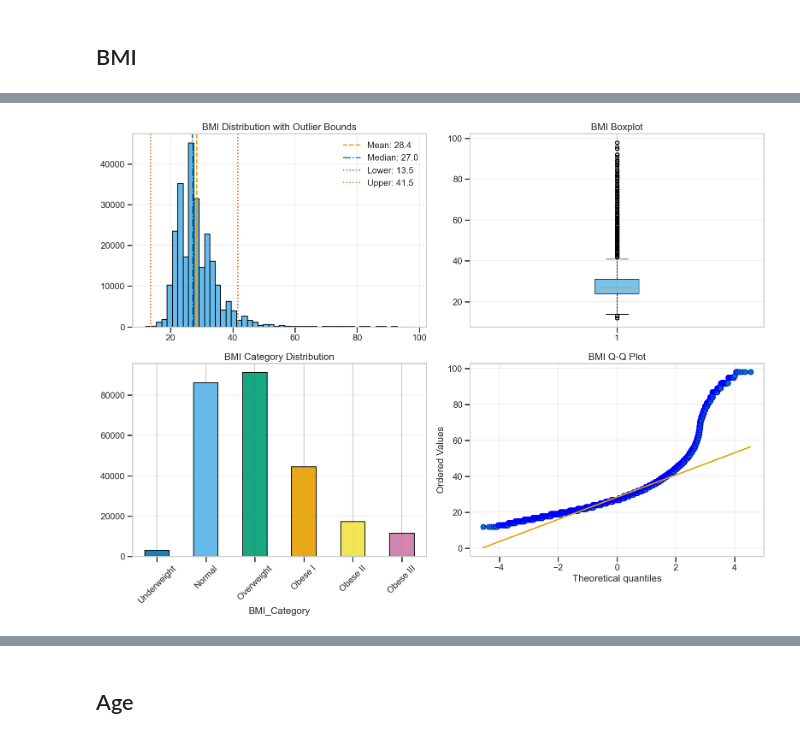
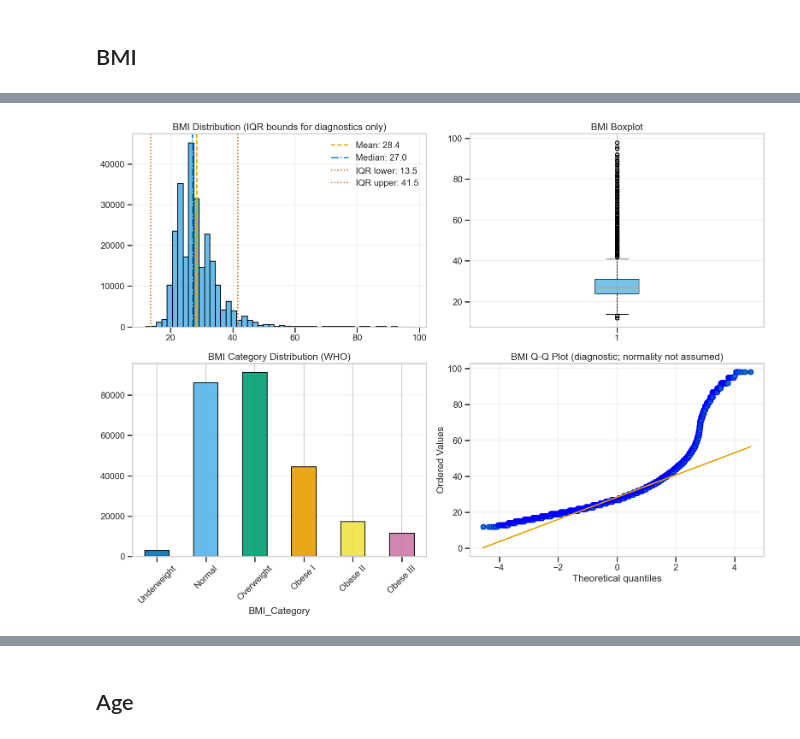
Before and after one commit to eyyuboeztuerk-arch/DPP-Stackfuel-Data-Science-Projekt, a Jupyter notebook: notebooks/01_exploration.ipynb, the cells around one changed output, grey strips where cells are left out. Drawn from its saved outputs; the diff is of its cells as text; code cells hidden in the pictures.

```diff
--- a/notebooks/01_exploration.ipynb
+++ b/notebooks/01_exploration.ipynb
@@ -702,16 +709,27 @@ if len(key_binary) > 0:
 # 10. BMI DETAILED ANALYSIS
 # =============================================================================
 print("\n" + "="*80)
-print("BMI DETAILED ANALYSIS")
+print("BMI DETAILED ANALYSIS (left-skew; IQR for diagnostics only)")
 print("="*80)
 
 if 'BMI' in df.columns:
-    bmi_stats = df['BMI'].describe()
+    # Optionally, keep a capped version without overwriting BMI
+    create_bmi_capped = True
+    BMI_CLINICAL_CAP = (15, 60)
+    BMI_QUANTILE_CAP = (0.5, 99.5)
+
+    bmi_series = pd.to_numeric(df['BMI'], errors='coerce')
+    bmi_stats = bmi_series.describe()
     print("\nBMI Statistics:")
     print(bmi_stats)
 
+    # Skewness check (note: left-skew < 0)
+    skew_val = bmi_series.skew()
+    print(f"\nBMI skewness: {skew_val:.3f} (left-skewed if < 0)")
+
+    # WHO categories
     df['BMI_Category'] = pd.cut(
-        df['BMI'],
+        bmi_series,
         bins=[0, 18.5, 25, 30, 35, 40, 100],
         labels=['Underweight', 'Normal', 'Overweight', 'Obese I', 'Obese II', 'Obese III']
     )
@@ -721,43 +739,73 @@ if 'BMI' in df.columns:
     for cat, count in bmi_cat_dist.items():
         print(f"  {str(cat):12}: {count:,} ({count/len(df)*100:.2f}%)")
 
-    # IQR outliers
-    q1, q3 = df['BMI'].quantile(0.25), df['BMI'].quantile(0.75)
+    # IQR bounds as diagnostics (do not remove)
+    q1, q3 = bmi_series.quantile(0.25), bmi_series.quantile(0.75)
     iqr = q3 - q1
     lower, upper = q1 - 1.5*iqr, q3 + 1.5*iqr
-    outliers = df[(df['BMI'] < lower) | (df['BMI'] > upper)]
-    print("\nIQR Outliers:")
+    outlier_mask = (bmi_series < lower) | (bmi_series > upper)
+    print("\nIQR bounds (diagnostic only; not used to remove):")
     print(f"  Bounds: [{lower:.2f}, {upper:.2f}]")
-    print(f"  Outliers: {len(outliers):,} ({len(outliers)/len(df)*100:.2f}%)")
+    print(f"  Flagged count: {int(outlier_mask.sum()):,} ({outlier_mask.mean()*100:.2f}%)")
 
+    # Optional: create BMI_capped (clinical and quantile caps) without overwriting BMI
+    if create_bmi_capped:
+        bmi_capped = bmi_series.clip(lower=BMI_CLINICAL_CAP[0], upper=BMI_CLINICAL_CAP[1])
+        lo_q, hi_q = np.nanpercentile(bmi_capped, [BMI_QUANTILE_CAP[0], BMI_QUANTILE_CAP[1]])
+        bmi_capped = bmi_capped.clip(lower=lo_q, upper=hi_q)
+        df['BMI_capped'] = bmi_capped
+        print(f"\nBMI_capped created with clinical caps {BMI_CLINICAL_CAP} and quantile caps "
+              f"{BMI_QUANTILE_CAP} → [{lo_q:.1f}, {hi_q:.1f}]")
+    else:
+        print("\nBMI not capped into a new column (set create_bmi_capped=True to add BMI_capped).")
+
+    # Plots
     fig, axes = plt.subplots(2, 2, figsize=(16, 12))
-    axes[0, 0].hist(df['BMI'].dropna(), bins=50, color=HIST_COLOR, edgecolor='black', alpha=0.9)
-    axes[0, 0].axvline(df['BMI'].mean(),   color=CB_ORANGE, ls='--', lw=2, label=f"Mean: {df['BMI'].mean():.1f}")
-    axes[0, 0].axvline(df['BMI'].median(), color=CB_BLUE,   ls='-.', lw=2, label=f"Median: {df['BMI'].median():.1f}")
-    axes[0, 0].axvline(lower, color=CB_RED,   ls=':',  lw=2, label=f"Lower: {lower:.1f}")
-    axes[0, 0].axvline(upper, color=CB_RED,   ls=':',  lw=2, label=f"Upper: {upper:.1f}")
-    axes[0, 0].set_title('BMI Distribution with Outlier Bounds')
+
+    # Histogram with mean/median and diagnostic IQR lines
+    axes[0, 0].hist(bmi_series.dropna(), bins=50, color=HIST_COLOR, edgecolor='black', alpha=0.9)
+    axes[0, 0].axvline(bmi_series.mean(),   color=CB_ORANGE, ls='--', lw=2, label=f"Mean: {bmi_series.mean():.1f}")
+    axes[0, 0].axvline(bmi_series.median(), color=CB_BLUE,   ls='-.', lw=2, label=f"Median: {bmi_series.median():.1f}")
+    axes[0, 0].axvline(lower, color=CB_RED, ls=':', lw=2, label=f"IQR lower: {lower:.1f}")
+    axes[0, 0].axvline(upper, color=CB_RED, ls=':', lw=2, label=f"IQR upper: {upper:.1f}")
+    axes[0, 0].set_title('BMI Distribution (IQR bounds for diagnostics only)')
     axes[0, 0].legend(); axes[0, 0].grid(alpha=0.3)
 
-    bp = axes[0, 1].boxplot(df['BMI'].dropna(), vert=True, patch_artist=True)
+    # Boxplot (note: whiskers reflect IQR rule visually; we do not remove)
+    bp = axes[0, 1].boxplot(bmi_series.dropna(), vert=True, patch_artist=True)
     bp['boxes'][0].set_facecolor(BOX_COLOR); bp['boxes'][0].set_alpha(0.8)
     for whisker in bp['whiskers']:
         whisker.set_linestyle('--')
     axes[0, 1].set_title('BMI Boxplot'); axes[0, 1].grid(axis='y', alpha=0.3)
 
-    bmi_cat_dist.plot(kind='bar', color=[CB_BLUE, CB_SKY, CB_GREEN, CB_ORANGE, CB_YELLOW, CB_PURPLE],
+    # BMI category distribution
+    bmi_cat_dist.plot(kind='bar',
+                      color=[CB_BLUE, CB_SKY, CB_GREEN, CB_ORANGE, CB_YELLOW, CB_PURPLE],
                       edgecolor='black', ax=axes[1, 0], alpha=0.9)
-    axes[1, 0].set_title('BMI Category Distribution')
+    axes[1, 0].set_title('BMI Category Distribution (WHO)')
     axes[1, 0].tick_params(axis='x', rotation=45)
     axes[1, 0].grid(axis='y', alpha=0.3)
 
-    # Q-Q plot with colored markers/line
-    stats.probplot(df['BMI'].dropna(), dist="norm", plot=axes[1, 1])
+    # Q-Q plot (purely diagnostic; BMI is not Gaussian; expect deviations)
+    stats.probplot(bmi_series.dropna(), dist="norm", plot=axes[1, 1])
     axes[1, 1].get_lines()[0].set_markerfacecolor(CB_BLUE)
     axes[1, 1].get_lines()[1].set_color(CB_ORANGE)
-    axes[1, 1].set_title('BMI Q-Q Plot'); axes[1, 1].grid(alpha=0.3)
+    axes[1, 1].set_title('BMI Q-Q Plot (diagnostic; normality not assumed)')
+    axes[1, 1].grid(alpha=0.3)
 
     plt.tight_layout()
     plt.show()
+
+    # Optional: compare original vs capped BMI distribution (if created)
+    if 'BMI_capped' in df.columns:
+        fig, axes = plt.subplots(1, 2, figsize=(14, 5))
+        axes[0].hist(bmi_series.dropna(), bins=50, color=HIST_COLOR, edgecolor='black', alpha=0.9)
+        axes[0].set_title('BMI (original)')
+        axes[0].grid(alpha=0.3)
+        axes[1].hist(df['BMI_capped'].dropna(), bins=50, color=CB_SKY, edgecolor='black', alpha=0.9)
+        axes[1].set_title('BMI_capped (clinical + quantile caps)')
+        axes[1].grid(alpha=0.3)
+        plt.tight_layout()
+        plt.show()
 # %% [output]
 ================================================================================
@@ -780 +828 @@ IQR Outliers:
-[figure, old version]
+[figure, new version]
```
Also changed, not shown: parts of 12 cells of this notebook.
